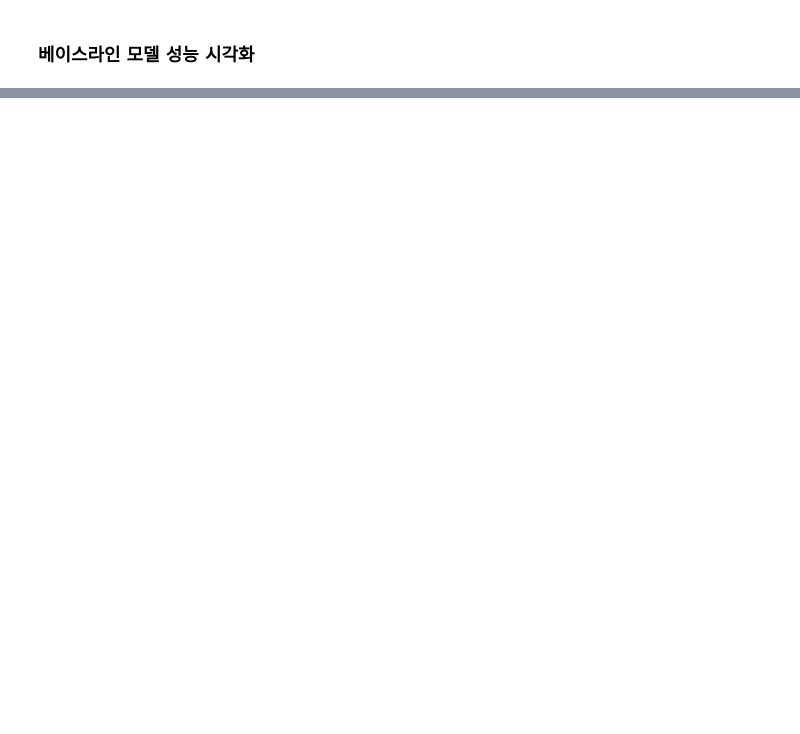
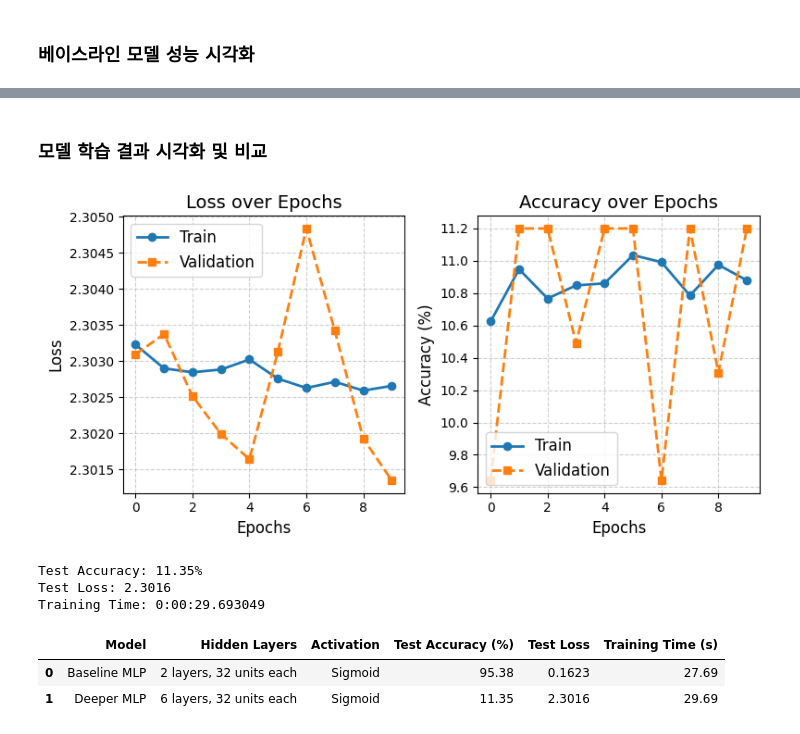
Before and after one commit to Sarang-Han/25-1-AI, a Jupyter notebook: HW1_2271064.ipynb, the cells around one changed output, grey strips where cells are left out. Drawn from its saved outputs; the diff is of its cells as text; code cells hidden in the pictures; blank space fills up the shorter version.

```diff
--- a/HW1_2271064.ipynb
+++ b/HW1_2271064.ipynb
@@ -397,0 +510,27 @@ Training Time: 0:00:28.210183
+# %% [markdown]
+### 모델 학습 결과 시각화 및 비교
+# %%
+# 더 깊은 모델 학습 결과 시각화
+visualize_training_results(deeper_results)
+
+# 성능 요약 표시 (베이스라인 모델과 비교)
+performance_summary = {
+    'Model': [baseline_results['model'], deeper_results['model']],
+    'Hidden Layers': [baseline_results['hidden_layers'], deeper_results['hidden_layers']],
+    'Activation': [baseline_results['activation'], deeper_results['activation']],
+    'Test Accuracy (%)': [f"{baseline_results['test_acc']:.2f}", f"{deeper_results['test_acc']:.2f}"],
+    'Test Loss': [f"{baseline_results['test_loss']:.4f}", f"{deeper_results['test_loss']:.4f}"],
+    'Training Time (s)': [f"{baseline_results['training_time']:.2f}", f"{deeper_results['training_time']:.2f}"]
+}
+
+# 결과 표 생성
+summary_df = pd.DataFrame(performance_summary)
+display(summary_df)
+# %% [output]
+[figure, added]
+Test Accuracy: 11.35%
+Test Loss: 2.3016
+Training Time: 0:00:29.693049
+|  | Model | Hidden Layers | Activation | Test Accuracy (%) | Test Loss | Training Time (s) |
+| 0 | Baseline MLP | 2 layers, 32 units each | Sigmoid | 95.38 | 0.1623 | 27.69 |
+| 1 | Deeper MLP | 6 layers, 32 units each | Sigmoid | 11.35 | 2.3016 | 29.69 |
```
Also changed, not shown: parts of 6 cells of this notebook.
